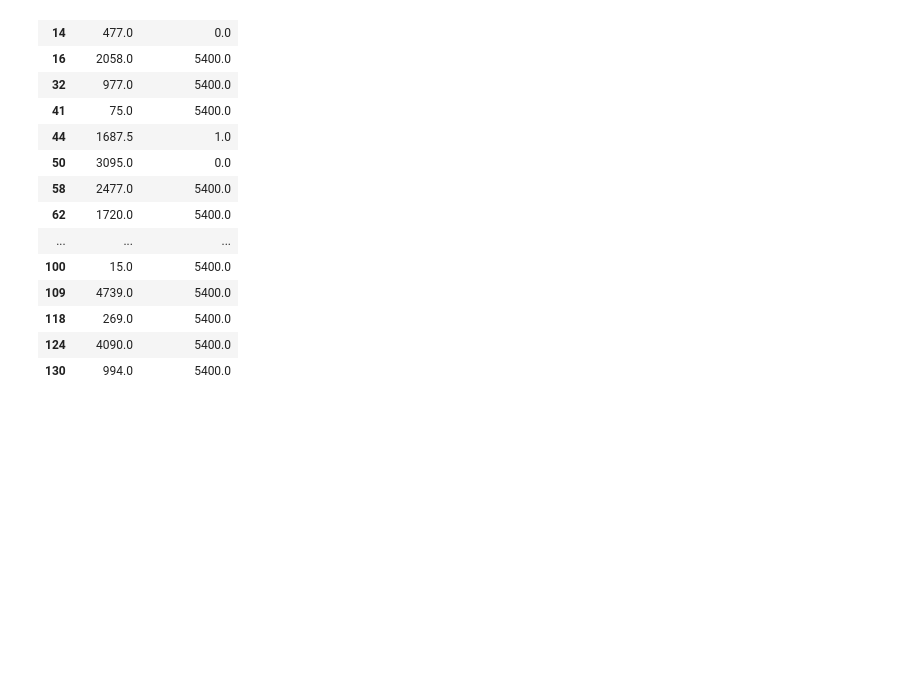
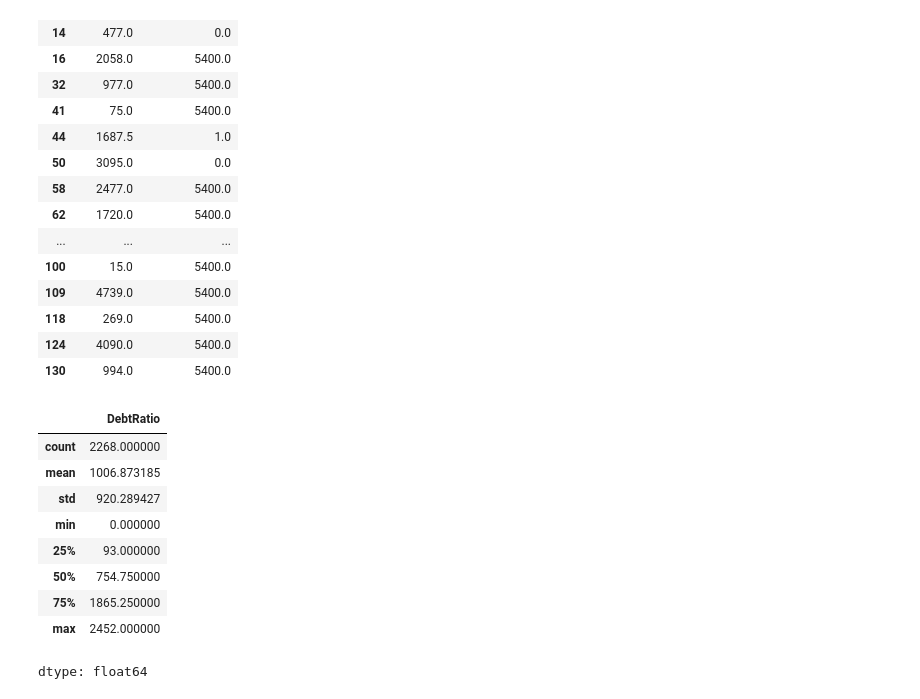
Before and after one commit to C0deB3ast/Data_analysis_work, a Jupyter notebook: Give_me_some_Credit.ipynb, the cells around one changed output. Cells and saved outputs as stored; diff of their text form; code cells hidden in the pictures; blank space fills up the shorter version.

```diff
--- a/Give_me_some_Credit.ipynb
+++ b/Give_me_some_Credit.ipynb
@@ -203,3 +203,16 @@ df[df['DebtRatio'] > 10][['DebtRatio', 'MonthlyIncome']].head(20)
 | 118 | 269.0 | 5400.0 |
 | 124 | 4090.0 | 5400.0 |
 | 130 | 994.0 | 5400.0 |
+# %%
+df[df['MonthlyIncome'] < 100 ]['DebtRatio'].describe()
+# %% [output]
+|  | DebtRatio |
+| count | 2268.000000 |
+| mean | 1006.873185 |
+| std | 920.289427 |
+| min | 0.000000 |
+| 25% | 93.000000 |
+| 50% | 754.750000 |
+| 75% | 1865.250000 |
+| max | 2452.000000 |
+dtype: float64
```
Also changed, not shown: parts of 3 cells of this notebook.
